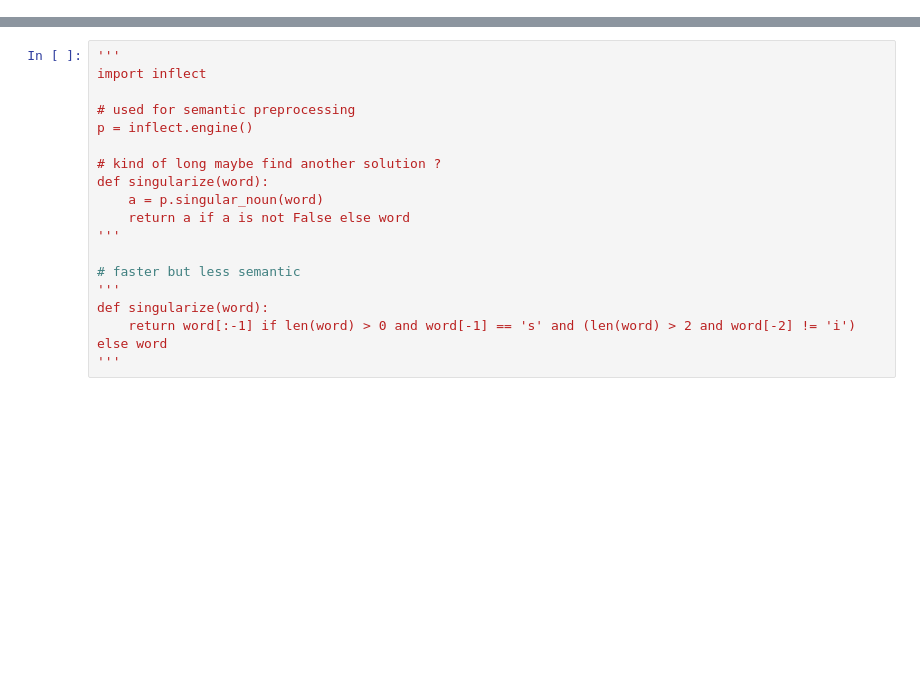
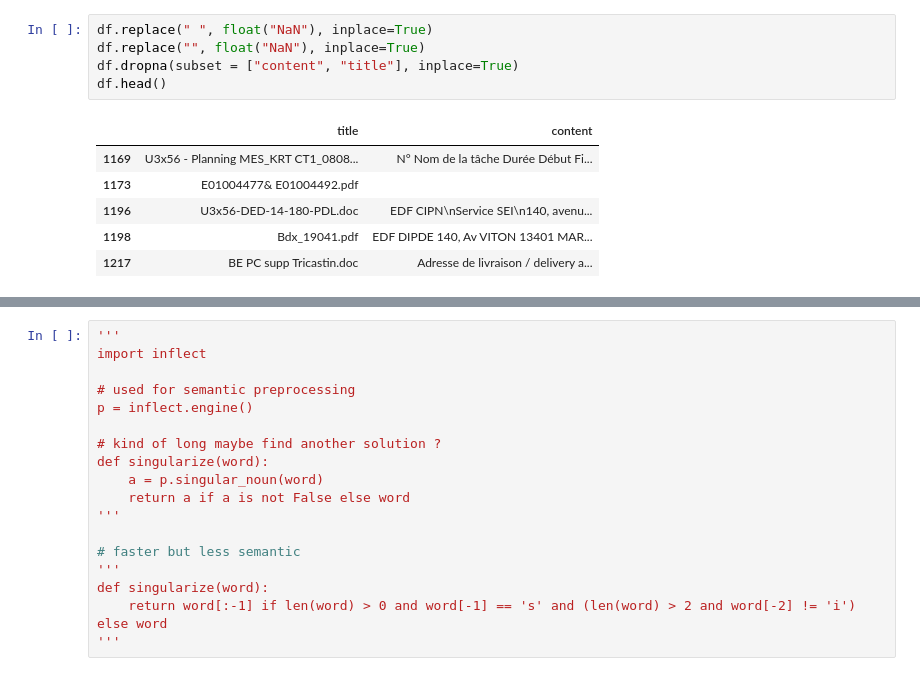
Before and after one commit to qfeuilla/Elastic_embedding_search, a Jupyter notebook: elastic_file_up.ipynb, the cells around one changed output, grey strips where cells are left out. Saved outputs shown, nothing was run; the diff lists cells and outputs as text; blank space fills up the shorter version.

```diff
--- a/elastic_file_up.ipynb
+++ b/elastic_file_up.ipynb
@@ -51,3 +52,15 @@ id  removed
+# %%
+df.replace(" ", float("NaN"), inplace=True)
+df.replace("", float("NaN"), inplace=True)
+df.dropna(subset = ["content", "title"], inplace=True)
+df.head()
+# %% [output]
+|  | title | content |
+| 1169 | U3x56 - Planning MES_KRT CT1_0808... | N° Nom de la tâche Durée Début Fi... |
+| 1173 | E01004477& E01004492.pdf |  |
+| 1196 | U3x56-DED-14-180-PDL.doc | EDF CIPN\nService SEI\n140, avenu... |
+| 1198 | Bdx_19041.pdf | EDF DIPDE 140, Av VITON 13401 MAR... |
+| 1217 | BE PC supp Tricastin.doc | Adresse de livraison / delivery a... |
 # %%
 df.size
 # %% [output]
```
Also changed, not shown: parts of 20 cells of this notebook, 1 other file.
